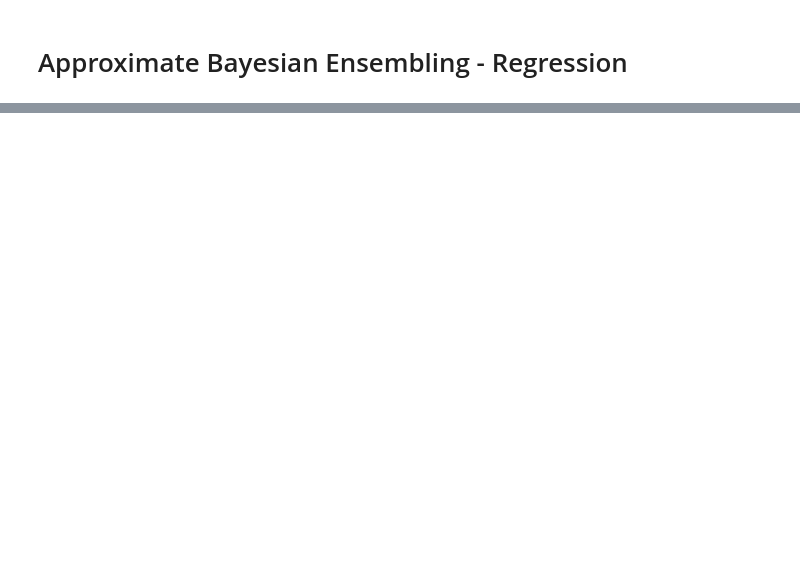
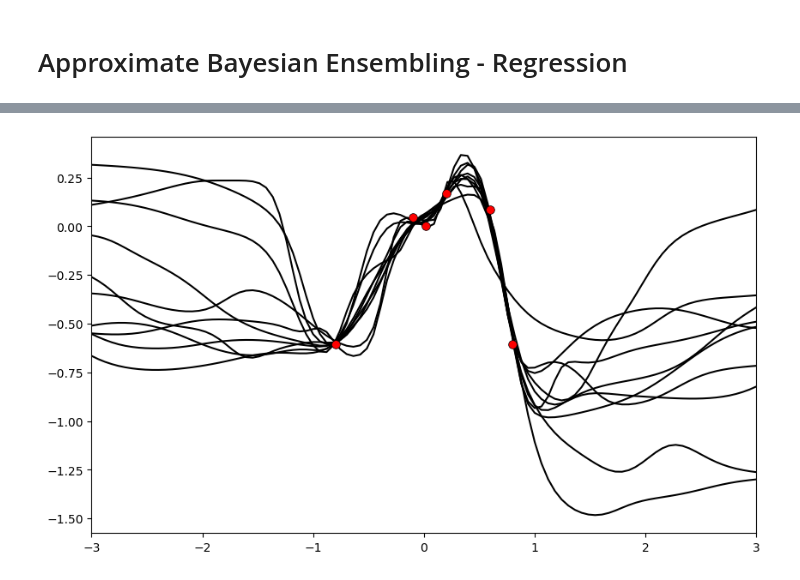
Before and after one commit to SaumiliJana/StatAIML_termproject_grp13, a Jupyter notebook: regression.ipynb, the cells around one changed output, grey strips where cells are left out. Cells and saved outputs as stored; diff of their text form; code cells hidden in the pictures; blank space fills up the shorter version.

```diff
--- a/regression.ipynb
+++ b/regression.ipynb
@@ -25,0 +240,16 @@ non-resource variables are not supported in the long term
+# %%
+# run predictions
+y_preds, y_preds_mu, y_preds_std = fn_predict_ensemble(NNs,x_test)
+
+# plot predictions
+fig = plt.figure(figsize=(10, 6))
+ax = fig.add_subplot(111)
+for m in range(0,n_ensemble):
+    ax.plot(x_test, y_preds[m], 'k')
+ax.plot(x_train[:,0], y_train, 'r.', markersize=14,
+        markeredgecolor='k',markeredgewidth=0.5)
+# ax.set_ylim(-4, 2)
+ax.set_xlim(-3, 3)
+fig.show()
+# %% [output]
+[figure, added]
```
Also changed, not shown: parts of 12 cells of this notebook.
